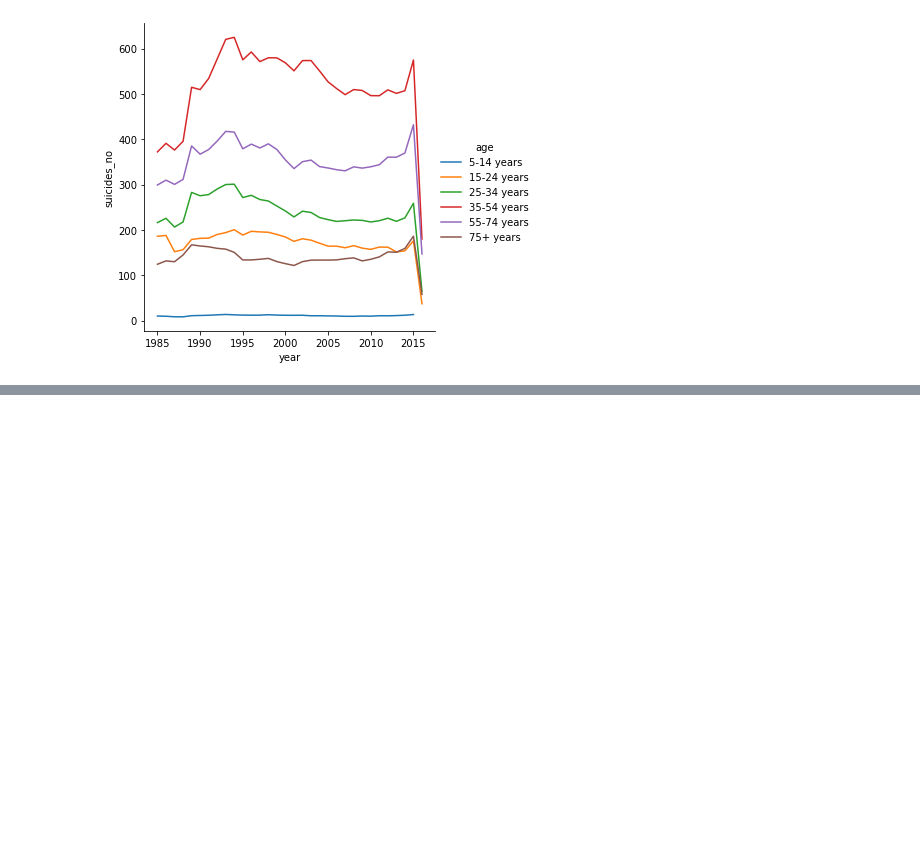
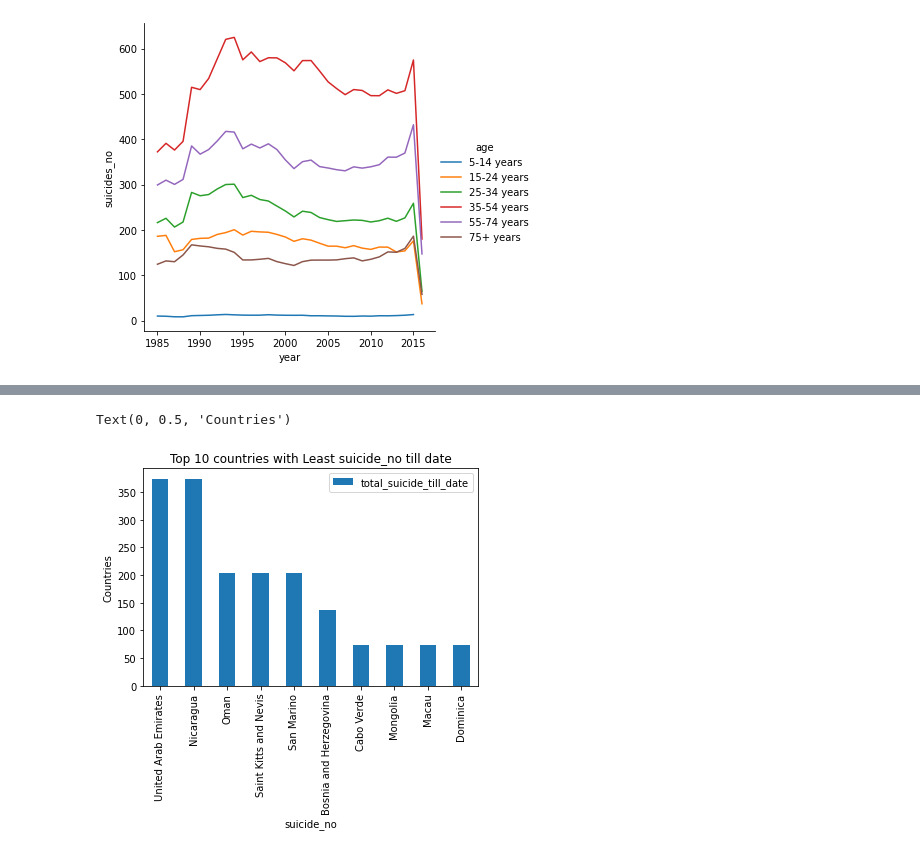
Before and after one commit to usndangol97/Suicide-rates-overview, a Jupyter notebook: suicide-rate.ipynb, the cells around one changed output, grey strips where cells are left out. Cells and saved outputs as stored; diff of their text form; code cells hidden in the pictures; blank space fills up the shorter version.

```diff
--- a/suicide-rate.ipynb
+++ b/suicide-rate.ipynb
@@ -192,0 +226,8 @@ sns.relplot(x="year", y="suicides_no", data=df, kind="line",hue="age", hue_order
+# %%
+df_suicide_till_date.iloc[91:].plot(kind="bar")
+plt.title("Top 10 countries with Least suicide_no till date")
+plt.xlabel("suicide_no")
+plt.ylabel("Countries")
+# %% [output]
+Text(0, 0.5, 'Countries')
+[figure, added]
```
Also changed, not shown: parts of 4 cells of this notebook.
